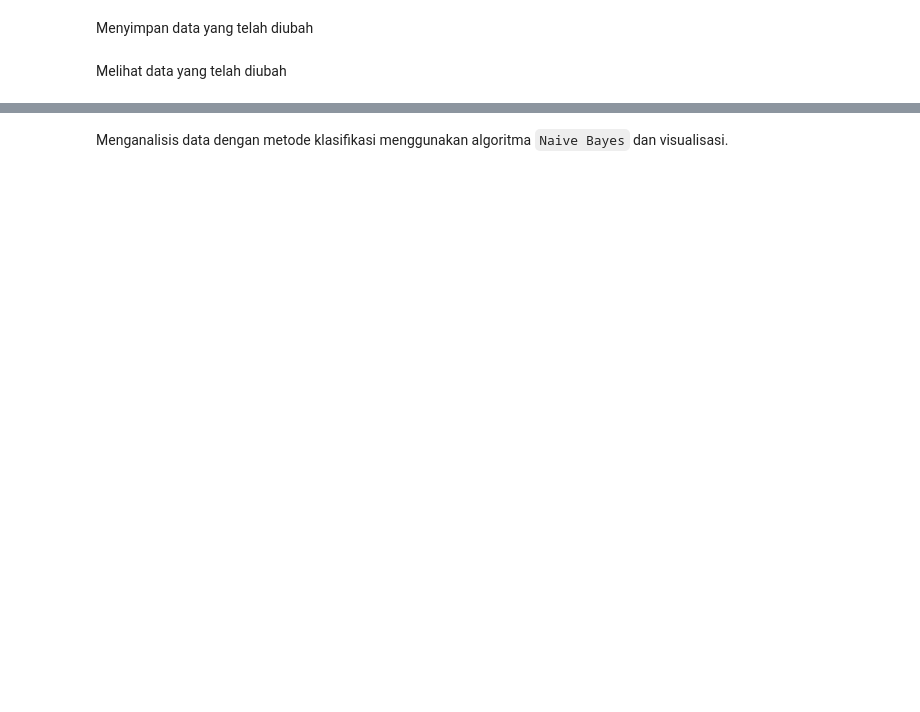
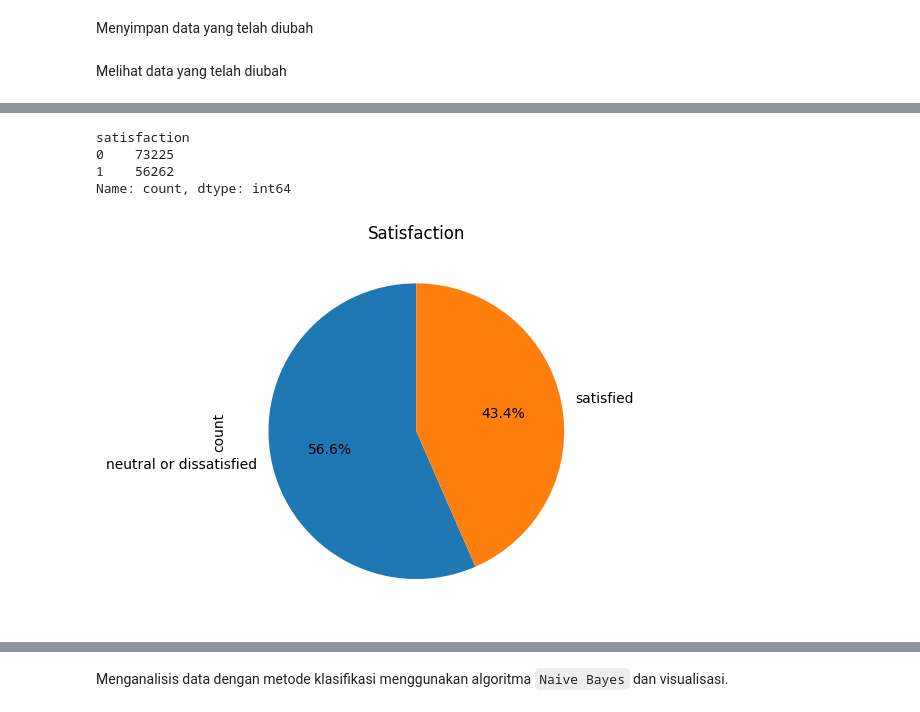
Before and after one commit to Dzoel31/Data-Mining-Classification-Clustering, a Jupyter notebook: Project_UAS_DMDW.ipynb, the cells around one changed output, grey strips where cells are left out. Cells and saved outputs as stored; diff of their text form; code cells hidden in the pictures; blank space fills up the shorter version.

```diff
--- a/Project_UAS_DMDW.ipynb
+++ b/Project_UAS_DMDW.ipynb
@@ -361,9 +368,9 @@ max                   1592.000000               1584.000000       1.000000
 Mengubah kolom kategorikal menjadi numerik menggunakan LabelEncoder dari Scikit-learn
 # %%
 label_encoder = LabelEncoder()
-categorical_columns = df_merge.select_dtypes(include=['object']).columns.tolist()
-
+df_merge_encoded = df_merge.copy()
+categorical_columns = df_merge_encoded.select_dtypes(include=['object']).columns.tolist()
 
 for col in categorical_columns:
-    df_merge[col] = label_encoder.fit_transform(df_merge[col])
+    df_merge_encoded[col] = label_encoder.fit_transform(df_merge_encoded[col])
 # %% [markdown]
@@ -437,0 +471,13 @@ df_merge
+# %%
+df_merge_encoded['satisfaction'].value_counts()
+# %% [output]
+satisfaction
+0    73225
+1    56262
+Name: count, dtype: int64
+# %%
+df_merge['satisfaction'].value_counts().plot.pie(autopct='%1.1f%%', startangle=90)
+plt.title('Satisfaction')
+plt.show()
+# %% [output]
+[figure, added]
```
Also changed, not shown: parts of 65 cells of this notebook, 2 other files.
